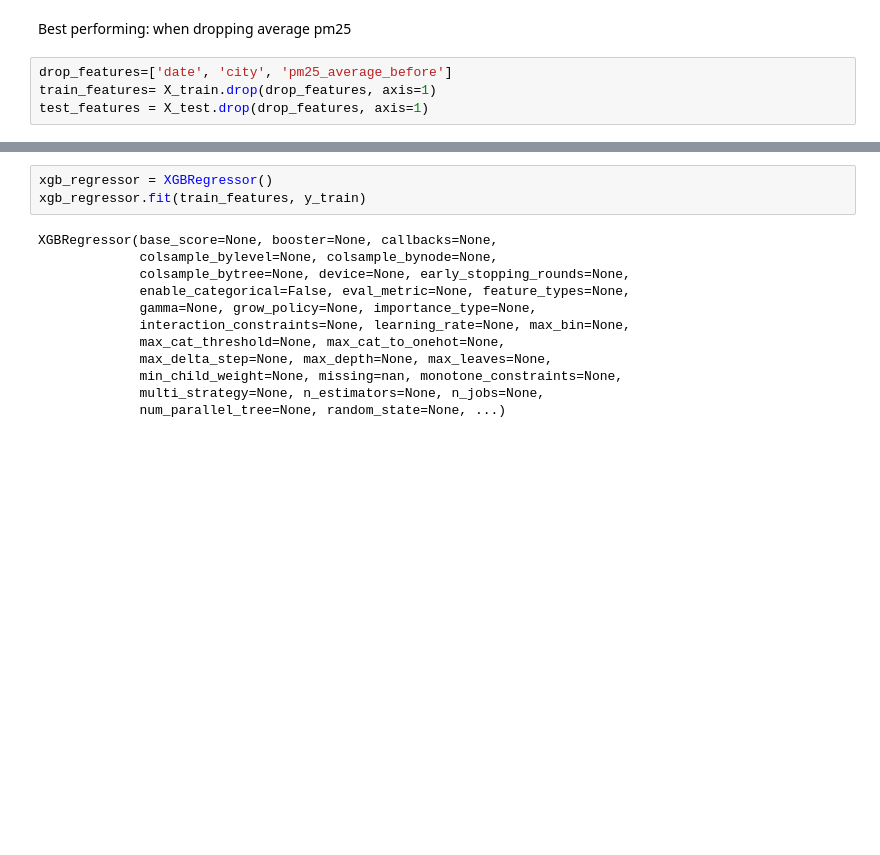
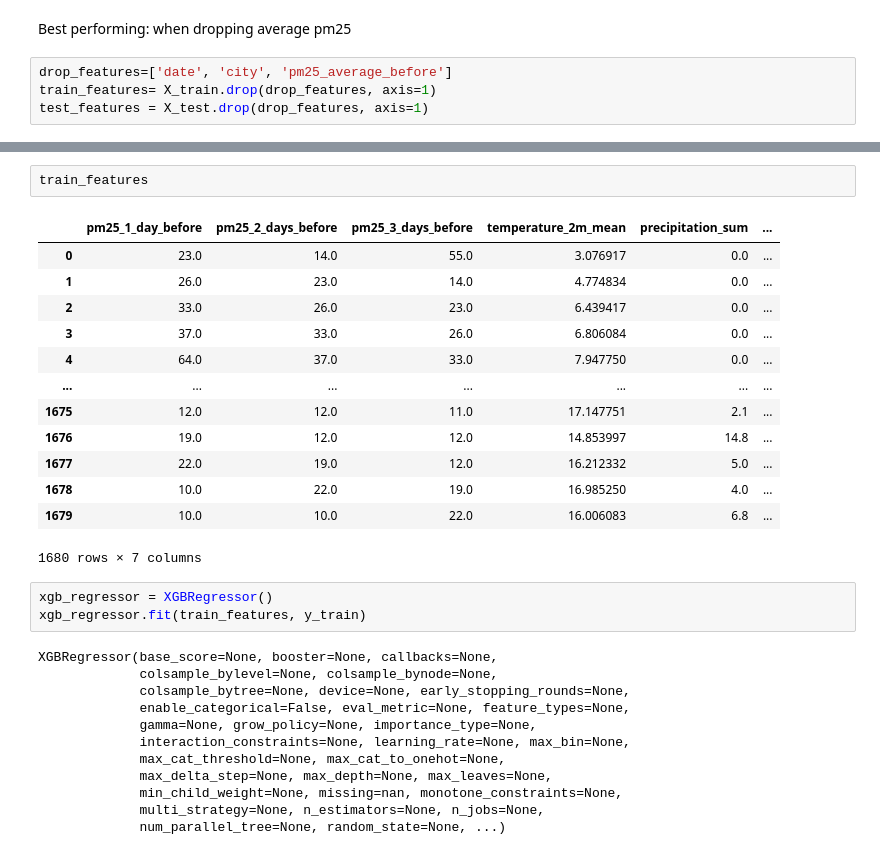
Before and after one commit to desireebill/air-quality-prediction-service, a Jupyter notebook: 3-training-pipeline.ipynb, the cells around one changed output, grey strips where cells are left out. Drawn from its saved outputs; the diff is of its cells as text; blank space fills up the shorter version.

```diff
--- a/3-training-pipeline.ipynb
+++ b/3-training-pipeline.ipynb
@@ -184,3 +184,19 @@ y_train
+# %%
+train_features
+# %% [output]
+|  | pm25_1_day_before | pm25_2_days_before | pm25_3_days_before | temperature_2m_mean | precipitation_sum | ... |
+| 0 | 23.0 | 14.0 | 55.0 | 3.076917 | 0.0 | ... |
+| 1 | 26.0 | 23.0 | 14.0 | 4.774834 | 0.0 | ... |
+| 2 | 33.0 | 26.0 | 23.0 | 6.439417 | 0.0 | ... |
+| 3 | 37.0 | 33.0 | 26.0 | 6.806084 | 0.0 | ... |
+| 4 | 64.0 | 37.0 | 33.0 | 7.947750 | 0.0 | ... |
+| ... | ... | ... | ... | ... | ... | ... |
+| 1675 | 12.0 | 12.0 | 11.0 | 17.147751 | 2.1 | ... |
+| 1676 | 19.0 | 12.0 | 12.0 | 14.853997 | 14.8 | ... |
+| 1677 | 22.0 | 19.0 | 12.0 | 16.212332 | 5.0 | ... |
+| 1678 | 10.0 | 22.0 | 19.0 | 16.985250 | 4.0 | ... |
+| 1679 | 10.0 | 10.0 | 22.0 | 16.006083 | 6.8 | ... |
+1680 rows × 7 columns
 # %%
 xgb_regressor = XGBRegressor()
 xgb_regressor.fit(train_features, y_train)
```
Also changed, not shown: parts of 13 cells of this notebook, 11 other files.
